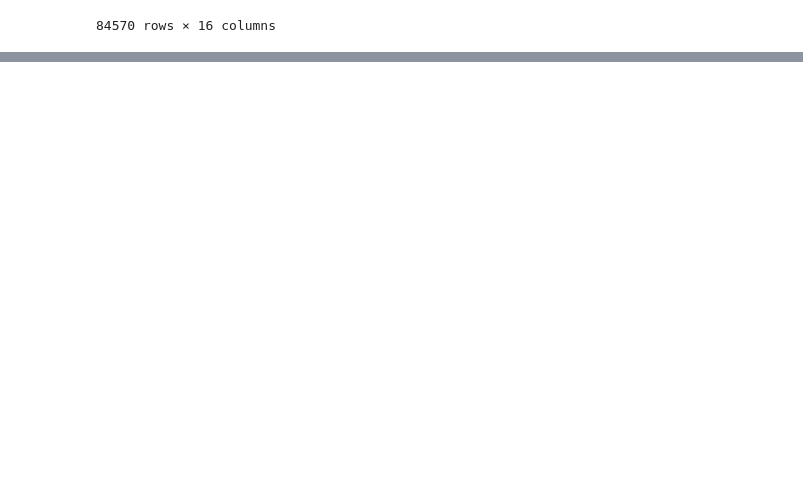
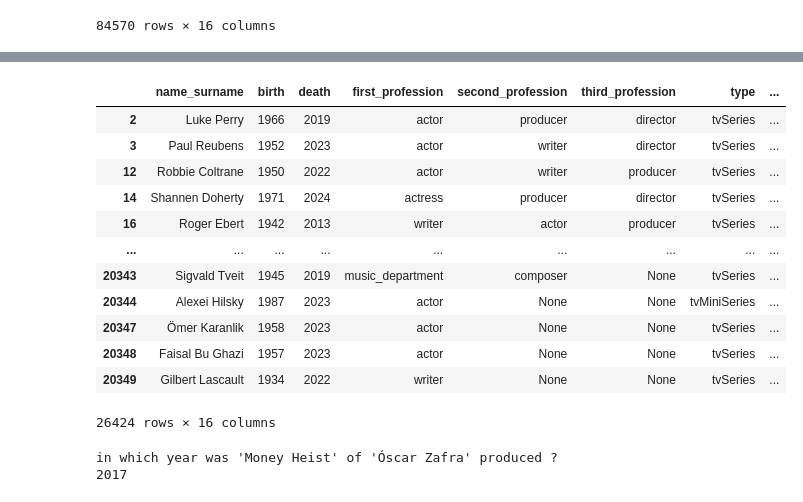
Before and after one commit to depa-tto/Python-project-exam, a Jupyter notebook: Py_project_DePatto.ipynb, the cells around one changed output, grey strips where cells are left out. Drawn from its saved outputs; the diff is of its cells as text; code cells hidden in the pictures; blank space fills up the shorter version.

Commit message:
defficulty_quiz_functions

```diff
--- a/Py_project_DePatto.ipynb
+++ b/Py_project_DePatto.ipynb
@@ -205,0 +209,2 @@ merge_set
+# %%
+merge_set['start_year'] = pd.to_numeric(merge_set['start_year'], errors='coerce').fillna(0).astype(int)
@@ -205,0 +216,28 @@ merge_set
+# %%
+def difficulty(merge_set):
+    dif = str(input('choose the difficulty between easy, medium and hard')).lower()
+    if dif == 'hard':
+        merge_set = merge_set[merge_set['start_year'] < 1960]
+    elif dif == 'medium':
+        merge_set = merge_set[(merge_set['start_year'] > 1961) & (merge_set['start_year'] < 1980)]
+    elif dif == 'easy':
+        merge_set = merge_set[merge_set['start_year'] > 1981]
+    return merge_set
+# %%
+merge_set = difficulty(merge_set)
+# %%
+merge_set
+# %% [output]
+|  | name_surname | birth | death | first_profession | second_profession | third_profession | type | ... |
+| 2 | Luke Perry | 1966 | 2019 | actor | producer | director | tvSeries | ... |
+| 3 | Paul Reubens | 1952 | 2023 | actor | writer | director | tvSeries | ... |
+| 12 | Robbie Coltrane | 1950 | 2022 | actor | writer | producer | tvSeries | ... |
+| 14 | Shannen Doherty | 1971 | 2024 | actress | producer | director | tvSeries | ... |
+| 16 | Roger Ebert | 1942 | 2013 | writer | actor | producer | tvSeries | ... |
+| ... | ... | ... | ... | ... | ... | ... | ... | ... |
+| 20343 | Sigvald Tveit | 1945 | 2019 | music_department | composer | None | tvSeries | ... |
+| 20344 | Alexei Hilsky | 1987 | 2023 | actor | None | None | tvMiniSeries | ... |
+| 20347 | Ömer Karanlik | 1958 | 2023 | actor | None | None | tvSeries | ... |
+| 20348 | Faisal Bu Ghazi | 1957 | 2023 | actor | None | None | tvSeries | ... |
+| 20349 | Gilbert Lascault | 1934 | 2022 | writer | None | None | tvSeries | ... |
+26424 rows × 16 columns
@@ -205,0 +254,5 @@ merge_set
+# %%
+quiz()
+# %% [output]
+in which year was 'Money Heist' of 'Óscar Zafra' produced ?
+2017
```
Also changed, not shown: parts of 4 cells of this notebook.
